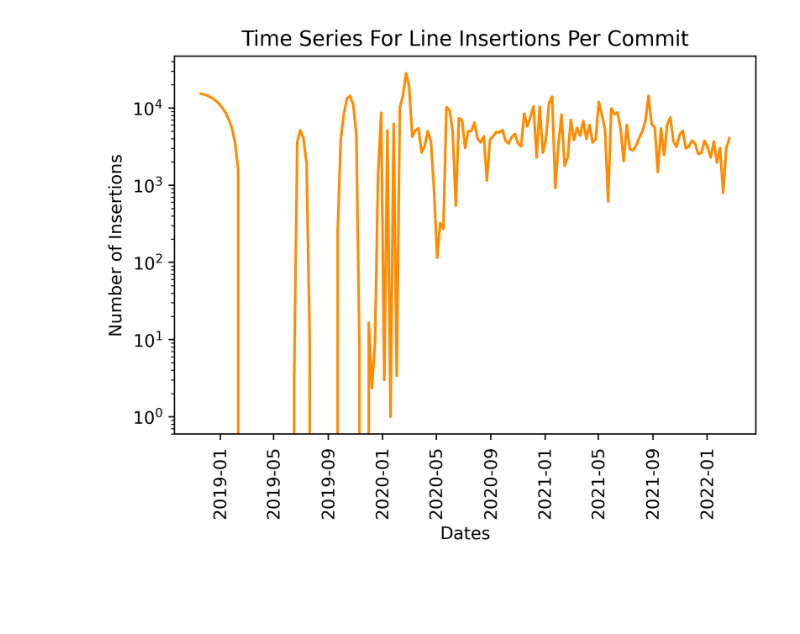
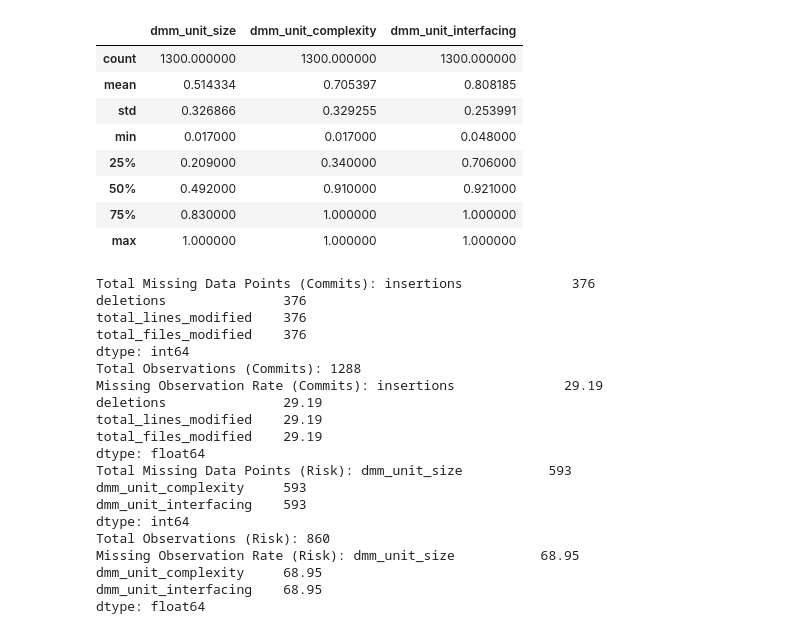
Before and after one commit to Elang89/hf-evolution, a Jupyter notebook: notebooks/models_statistics.ipynb, the cells around one changed output. Saved outputs shown, nothing was run; the diff lists cells and outputs as text; code cells hidden in the pictures; blank space fills up the shorter version.

```diff
--- a/notebooks/models_statistics.ipynb
+++ b/notebooks/models_statistics.ipynb
@@ -120,11 +51,49 @@ interpolated.head(64)
-# %%
-figure = plt.figure(dpi=400)
-plt.xlabel("Dates")
-plt.xticks(rotation=90)
-plt.ylabel("Number of Insertions")
-plt.yscale("log")
-plt.title("Time Series For Line Insertions Per Commit")
-plt.plot(interpolated.index, interpolated["insertions"], color="darkorange")
-plt.savefig("plots/insertions_models_timeseries.png", dpi=400, bbox_inches='tight', pad_inches=0.0)
-# %% [output]
-[figure, removed]
+# %%
+df_risk.describe()
+# %% [output]
+|  | dmm_unit_size | dmm_unit_complexity | dmm_unit_interfacing |
+| count | 1300.000000 | 1300.000000 | 1300.000000 |
+| mean | 0.514334 | 0.705397 | 0.808185 |
+| std | 0.326866 | 0.329255 | 0.253991 |
+| min | 0.017000 | 0.017000 | 0.048000 |
+| 25% | 0.209000 | 0.340000 | 0.706000 |
+| 50% | 0.492000 | 0.910000 | 0.921000 |
+| 75% | 0.830000 | 1.000000 | 1.000000 |
+| max | 1.000000 | 1.000000 | 1.000000 |
+# %%
+downsampled, interpolated, total_obs, nan_count, missing_pct = fix_holes(
+    df_commits[["insertions", "deletions", "total_lines_modified", "total_files_modified"]])
+
+downsampled2, interpolated2, total_obs2, nan_count2, missing_pct2 = fix_holes(
+    df_risk[["dmm_unit_size", "dmm_unit_complexity", "dmm_unit_interfacing"]])
+
+
+print(f"Total Missing Data Points (Commits): {nan_count}")
+print(f"Total Observations (Commits): {total_obs}")
+print(f"Missing Observation Rate (Commits): {missing_pct}")
+
+
+print(f"Total Missing Data Points (Risk): {nan_count2}")
+print(f"Total Observations (Risk): {total_obs2}")
+print(f"Missing Observation Rate (Risk): {missing_pct2}")
+# %% [output]
+Total Missing Data Points (Commits): insertions              376
+deletions               376
+total_lines_modified    376
+total_files_modified    376
+dtype: int64
+Total Observations (Commits): 1288
+Missing Observation Rate (Commits): insertions              29.19
+deletions               29.19
+total_lines_modified    29.19
+total_files_modified    29.19
+dtype: float64
+Total Missing Data Points (Risk): dmm_unit_size           593
+dmm_unit_complexity     593
+dmm_unit_interfacing    593
+dtype: int64
+Total Observations (Risk): 860
+Missing Observation Rate (Risk): dmm_unit_size           68.95
+dmm_unit_complexity     68.95
+dmm_unit_interfacing    68.95
+dtype: float64
```
Also changed, not shown: parts of 16 cells of this notebook, 9 other files.
